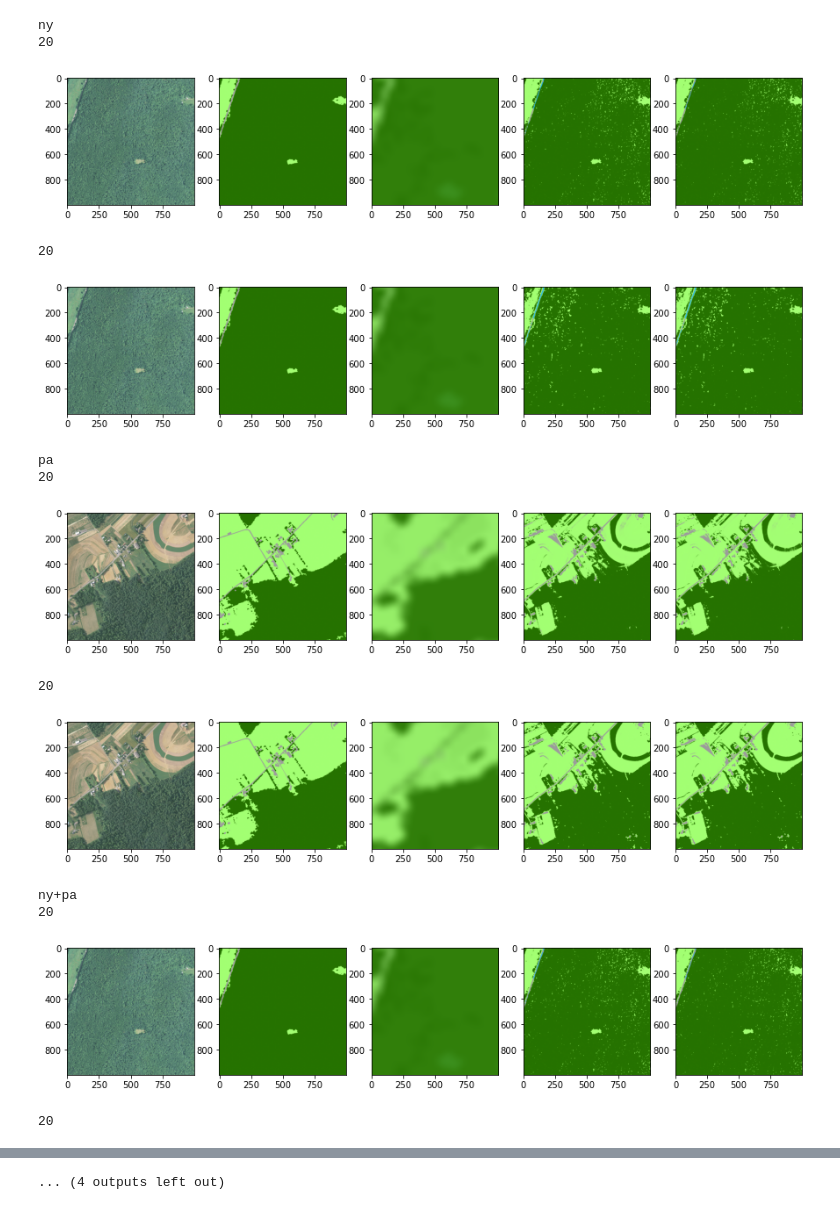
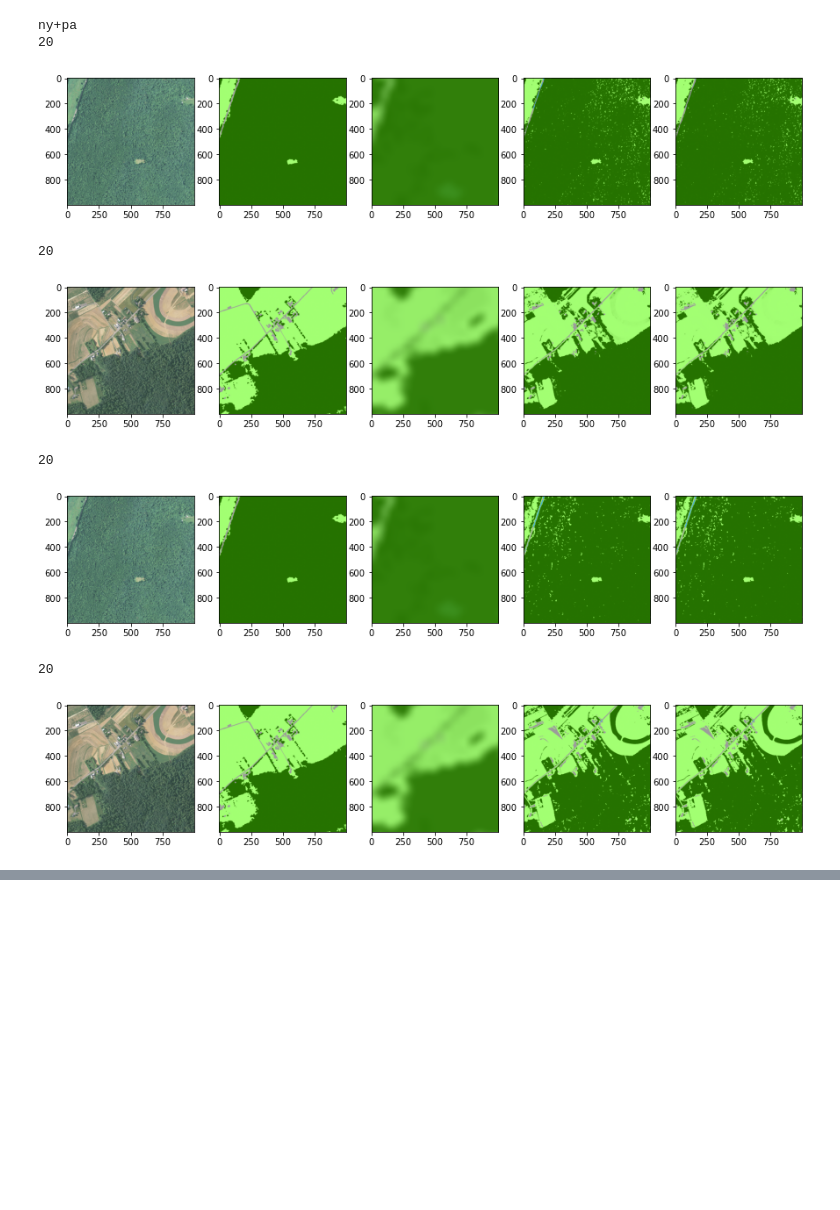
Before and after one commit to estherrolf/implicit-posterior, a Jupyter notebook: evaluation/visualize_output/visualize_output_chesapeake.ipynb, the cells around one changed output, grey strips where cells are left out. Drawn from its saved outputs; the diff is of its cells as text; code cells hidden in the pictures; blank space fills up the shorter version.

```diff
--- a/evaluation/visualize_output/visualize_output_chesapeake.ipynb
+++ b/evaluation/visualize_output/visualize_output_chesapeake.ipynb
@@ -26,9 +26,13 @@ def reindex_cc(array_in):
 set_this = 'test'
 compute_r = True
 
-states_to_eval = ['ny', 'pa', 'ny+pa']
+states_to_eval = [#'ny'
+                   # , 'pa',
+                  'ny+pa'
+                 ]
 
-loss_to_eval_options = ['qr_forward', 'qr_reverse']
+loss_to_eval_options = ['qr_forward', 'qr_reverse'
+                       ]
 
 prior_version = 'from_cooccurrences_101_31_no_osm_no_buildings'
 prior_name = f'prior_{prior_version}'
@@ -77,41 +81,36 @@ for state_str in states_to_eval:
                     # first normalize
                     prior = prior_this / prior_this.sum(axis=0)
                     # now add smoothing and renormalize
                     prior = (prior + p_add_smooth) / (prior + p_add_smooth).sum(axis=0)
 
                     z = (preds_this_soft.T / preds_this_soft.sum(axis=(1,2)) ).T
                     preds_r_soft = (prior*z)/(prior*z).sum(axis=0)
 
                     h1, h2 = 1000,2000
                     w1,w2 = 1000,2000
                     fig, ax = plt.subplots(1,5,figsize=(15,3))
                     ax[0].imshow(img_this[:3,h1:h2,w1:w2].T.swapaxes(0,1))
                     ax[1].imshow(lc.vis_lc(hr_lc[h1:h2,w1:w2], lc_type).T.swapaxes(0,1))
                     ax[2].imshow(lc.vis_lc(prior[:,h1:h2,w1:w2], lc_type).T.swapaxes(0,1))
                     ax[3].imshow(lc.vis_lc(preds_this_soft[:,h1:h2,w1:w2], lc_type).T.swapaxes(0,1))
                     ax[4].imshow(lc.vis_lc(preds_r_soft[:,h1:h2,w1:w2], lc_type).T.swapaxes(0,1))
                     plt.show()
 
                 else:
                     h1, h2 = 0,1000,2000
                     w1,w2 = 1000,2000
                     fig, ax = plt.subplots(1,3,figsize=(15,3))
                     ax[0].imshow(img_this[:3,h1:h2,w1:w2].T.swapaxes(0,1))
                     ax[1].imshow(lc.vis_lc(hr_lc[h1:h2,w1:w2], lc_type).T.swapaxes(0,1))
                     ax[2].imshow(lc.vis_lc(preds_this_soft[:,h1:h2,w1:w2], lc_type).T.swapaxes(0,1))
                     plt.show()
 # %% [output]
-ny
+ny+pa
 20
 [figure]
 20
-[figure, old version]
+[figure, new version]
-pa
 20
-[figure, old version]
+[figure, new version]
 20
 [figure]
-ny+pa
-20
-[figure, removed]
-20
@@ -119 +116,0 @@ ny+pa
-... (4 outputs left out)
```
Also changed, not shown: parts of 2 cells of this notebook, 3 other files.
